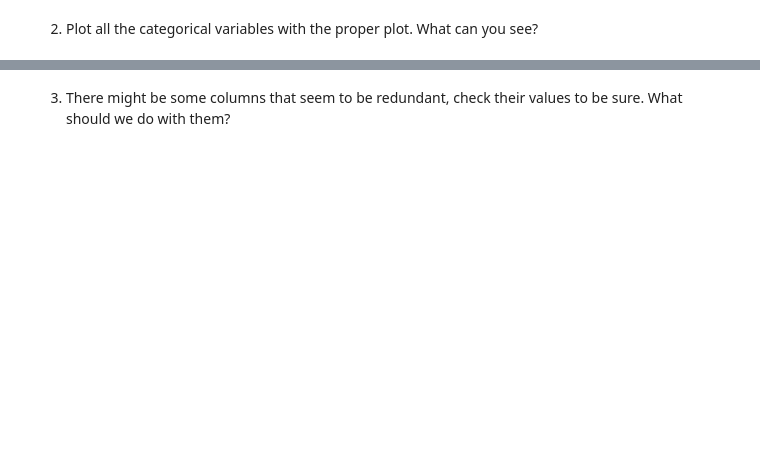
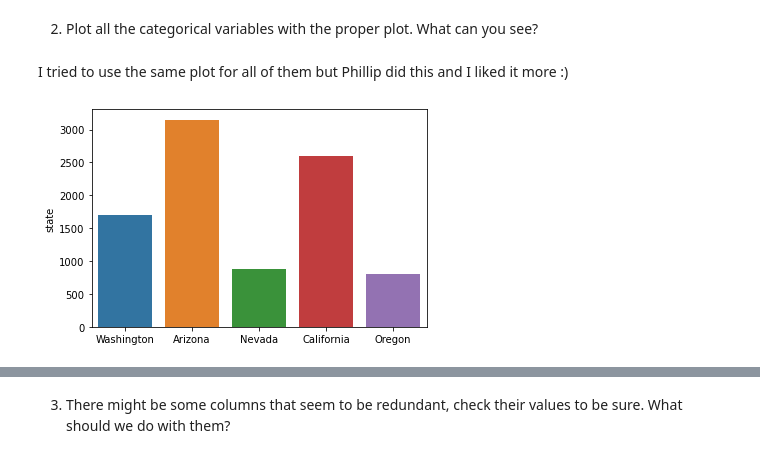
Before and after one commit to chrislacarte/lab-cleaning-numerical-data, a Jupyter notebook: main_notebook.ipynb, the cells around one changed output, grey strips where cells are left out. Saved outputs shown, nothing was run; the diff lists cells and outputs as text; code cells hidden in the pictures; blank space fills up the shorter version.

```diff
--- a/main_notebook.ipynb
+++ b/main_notebook.ipynb
@@ -578,5 +606,4 @@ High School or Below    2622
 Name: education, dtype: int64
 # %%
-#DOESNT WORK !! ASK ON LAB REVIEW
-
-# categorical_df["education"] = np.where(categorical_df["education"].isin(['Bachelor','Master','Doctor']), 'Graduate or higher', categorical_df["education"])
+categorical["education"] = np.where(categorical["education"].isin(['Bachelor','Master','Doctor']), 'Graduate or higher', categorical["education"])
+categorical["education"].value_counts()
@@ -595,0 +625,3 @@ Name: employmentstatus, dtype: int64
+# %%
+categorical["employmentstatus"] = np.where(categorical["employmentstatus"].isin(['Medical Leave','Disabled','Retired']), 'Unable', categorical["employmentstatus"])
+categorical["employmentstatus"].value_counts()
@@ -654,0 +669,10 @@ Name: vehicle_class, dtype: int64
+# %%
+categorical["vehicle_class"].value_counts()
+# We can join cars (2 and 4 doors) and luxury
+
+categorical["vehicle_class"] = np.where(categorical["vehicle_class"].isin(['Four-Door Car','Two-Door Car', 'Luxury Car','Sports Car' ]),
+                                           'Car', categorical["vehicle_class"])
+
+categorical["vehicle_class"] = np.where(categorical["vehicle_class"].isin(['Luxury SUV']),
+                                           'SUV', categorical["vehicle_class"])
+categorical["vehicle_class"].value_counts()
@@ -659,3 +687,6 @@ Medsize    6424
 Small      1764
 Large       946
 Name: vehicle_size, dtype: int64
+# %%
+categorical["effective_to_date"] = customer_df["effective_to_date"]
+categorical
@@ -682,2 +727,9 @@ categorical_df
 # %% [markdown]
 2. Plot all the categorical variables with the proper plot. What can you see?
+# %% [markdown]
+I tried to use the same plot for all of them but Phillip did this and I liked it more :)
+# %%
+state = categorical.groupby(["state"])['state'].count()
+b = sns.barplot(data=categorical_df, x=categorical_df['state'].unique(), y=state)
+# %% [output]
+[figure, added]
```
Also changed, not shown: parts of 50 cells of this notebook.
